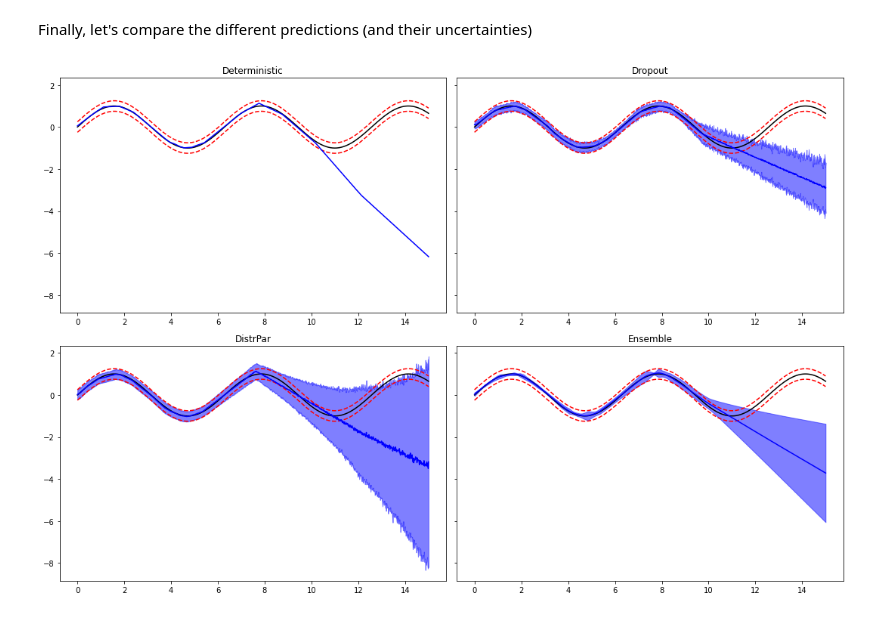
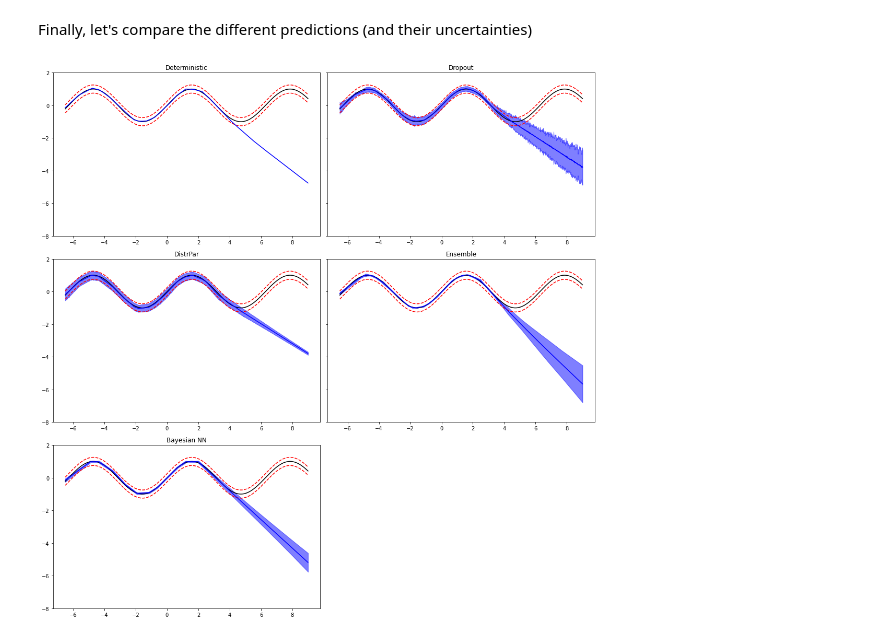
Before and after one commit to DIG-Kaust/MLgeoscience, a Jupyter notebook: labs/notebooks/LearningFunction/LearningFunction.ipynb, the cells around one changed output. Saved outputs shown, nothing was run; the diff lists cells and outputs as text; code cells hidden in the pictures.

Commit message:
Added Bayesian NN to LearningFunction.ipynb

```diff
--- a/labs/notebooks/LearningFunction/LearningFunction.ipynb
+++ b/labs/notebooks/LearningFunction/LearningFunction.ipynb
@@ -56,8 +58,8 @@ ntrain = 64*8
 ntest = 1000
 sigma = 0.1 # noise standard deviation
 
-xtrain = torch.rand(ntrain) * 10
-xtest = torch.linspace(0, 15, ntest)
+xtrain = torch.rand(ntrain) * 10 - 6.5
+xtest = torch.linspace(-6.5, 9., ntest)
 ε = sigma * torch.randn(xtrain.shape[0])
 
 ytrain = torch.sin(xtrain) + ε
@@ -388,0 +414,3 @@ fig.tight_layout();
+# %%
+model = BayesianNetwork(1, [20, 50], 1)
+model
@@ -388,0 +464,23 @@ fig.tight_layout();
+# %%
+# Prediction
+nreals = 400
+yreals = np.hstack([model(xtest.view(xtest.shape[0], 1)).detach().numpy() for _ in range(nreals)])
+
+ypred = yreals.mean(axis=1)
+ystd = yreals.std(axis=1)
+ypreds['BayesianNN'] = ypred
+ystds['BayesianNN'] = ystd
+
+fig, axs = plt.subplots(1, 2, sharey=True, figsize=(10, 4))
+axs[0].plot(xtest, yreals, '.c', alpha=0.4)
+axs[0].plot(xtest, ypred, '--b')
+axs[0].plot(xtest, ytest, 'k')
+axs[0].set_title('Realizations')
+axs[1].plot(xtest, ytest, 'k')
+axs[1].plot(xtest, ytest+2.5*sigma, '--r')
+axs[1].plot(xtest, ytest-2.5*sigma, '--r')
+axs[1].plot(xtest, ypred, 'b')
+axs[1].fill_between(xtest.squeeze(), ypred - 2.5*ystd, ypred + 2.5*ystd,
+                    alpha=0.5, color='b')
+axs[1].set_title('Statistics')
+fig.tight_layout();
@@ -389,36 +489,46 @@ fig.tight_layout();
 # %% [markdown]
 Finally, let's compare the different predictions (and their uncertainties)
 # %%
-fig, axs = plt.subplots(2, 2, sharey=True, figsize=(15, 10))
+fig, axs = plt.subplots(3, 2, sharey=True, figsize=(15, 15))
 axs[0][0].plot(xtest, ytest, 'k')
 axs[0][0].plot(xtest, ytest+2.5*sigma, '--r')
 axs[0][0].plot(xtest, ytest-2.5*sigma, '--r')
 axs[0][0].plot(xtest, ypreds['Deterministic'].detach().numpy(), 'b')
 axs[0][0].set_title('Deterministic')
 axs[0][1].plot(xtest, ytest, 'k')
 axs[0][1].plot(xtest, ytest+2.5*sigma, '--r')
 axs[0][1].plot(xtest, ytest-2.5*sigma, '--r')
 axs[0][1].plot(xtest, ypreds['Dropout'], 'b')
 axs[0][1].fill_between(xtest, ypreds['Dropout'] - 2.5*ystds['Dropout'],
                        ypreds['Dropout'] + 2.5*ystds['Dropout'],
                        alpha=0.5, color='b')
 axs[0][1].set_title('Dropout')
 axs[1][0].plot(xtest, ytest, 'k')
 axs[1][0].plot(xtest, ytest+2.5*sigma, '--r')
 axs[1][0].plot(xtest, ytest-2.5*sigma, '--r')
 axs[1][0].plot(xtest, ypreds['DistrPar'], 'b')
 axs[1][0].fill_between(xtest, ypreds['DistrPar'] - 2.5*ystds['DistrPar'],
                        ypreds['DistrPar'] + 2.5*ystds['DistrPar'],
                        alpha=0.5, color='b')
 axs[1][0].set_title('DistrPar')
 axs[1][1].plot(xtest, ytest, 'k')
 axs[1][1].plot(xtest, ytest+2.5*sigma, '--r')
 axs[1][1].plot(xtest, ytest-2.5*sigma, '--r')
 axs[1][1].plot(xtest, ypreds['Ensemble'], 'b')
 axs[1][1].fill_between(xtest, ypreds['Ensemble'] - 2.5*ystds['Ensemble'],
                        ypreds['Ensemble'] + 2.5*ystds['Ensemble'],
                        alpha=0.5, color='b')
 axs[1][1].set_title('Ensemble')
-fig.tight_layout();t
+axs[2][0].plot(xtest, ytest, 'k')
+axs[2][0].plot(xtest, ytest+2.5*sigma, '--r')
+axs[2][0].plot(xtest, ytest-2.5*sigma, '--r')
+axs[2][0].plot(xtest, ypreds['BayesianNN'], 'b')
+axs[2][0].fill_between(xtest, ypreds['BayesianNN'] - 2.5*ystds['BayesianNN'],
+                       ypreds['BayesianNN'] + 2.5*ystds['BayesianNN'],
+                       alpha=0.5, color='b')
+axs[2][0].set_title('Bayesian NN')
+axs[0][0].set_ylim(-8, 2)
+axs[2][1].axis('off')
+fig.tight_layout();
 # %% [output]
-[figure, old version]
+[figure, new version]
```
Also changed, not shown: parts of 16 cells of this notebook.
